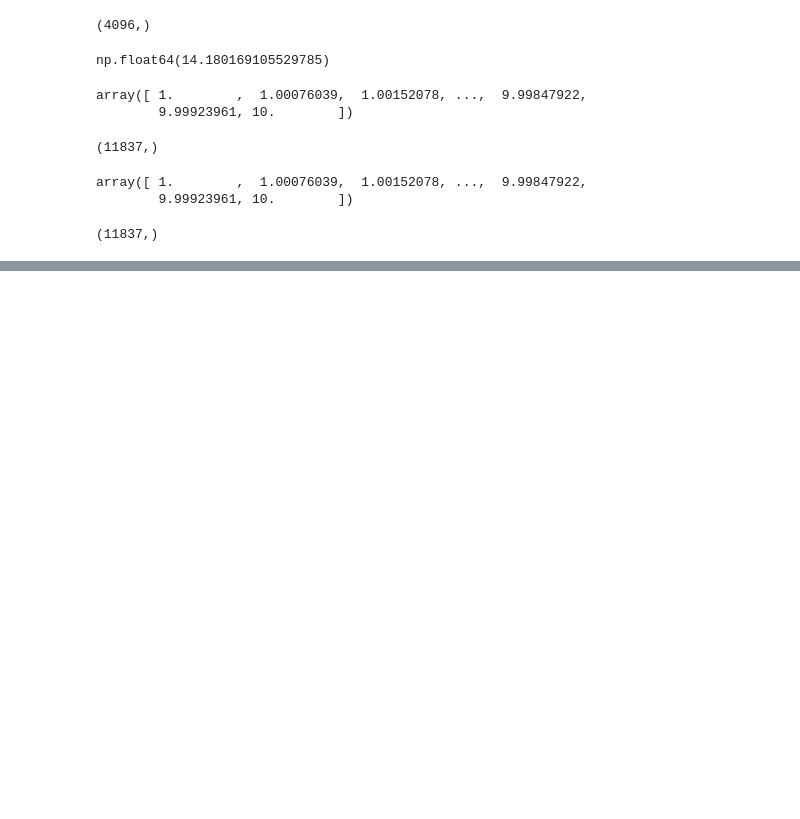
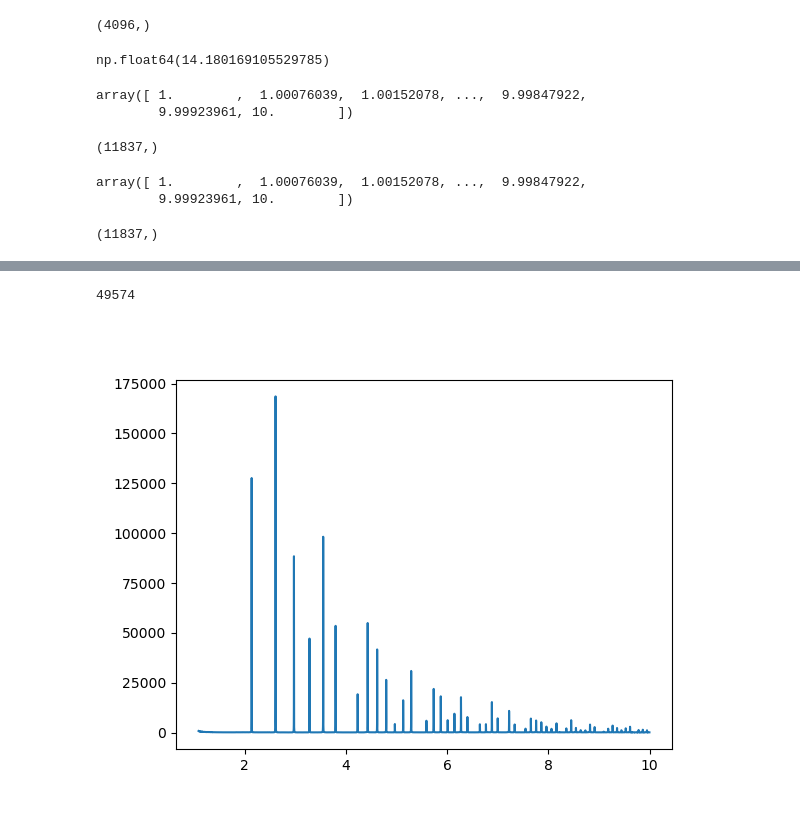
Before and after one commit to soniahasko/internship_2025, a Jupyter notebook: plot.ipynb, the cells around one changed output, grey strips where cells are left out. Saved outputs shown, nothing was run; the diff lists cells and outputs as text; code cells hidden in the pictures; blank space fills up the shorter version.

```diff
--- a/plot.ipynb
+++ b/plot.ipynb
@@ -202,0 +241,26 @@ x.shape
+# %%
+len(x)
+# %% [output]
+49574
+# %%
+x = np.array(x)
+x_rescaled = 1 + (x / 50) * 9
+
+bins_custom = np.linspace(1, 10, 11837)
+
+# Bin x and aggregate y values per bin
+df = pd.DataFrame({'x_rescaled': x_rescaled, 'y': y})
+df['x_bin'] = pd.cut(df['x_rescaled'], bins=bins_custom)
+
+# Aggregate (e.g. average y per bin)
+binned_df = df.groupby('x_bin').agg({'x_rescaled': 'mean', 'y': 'mean'}).dropna()
+
+# Final binned x and y values
+x_binned = binned_df['x_rescaled'].values
+y_binned = binned_df['y'].values
+# %%
+plt.figure()
+plt.plot(x_binned, y_binned)
+plt.show()
+# %% [output]
+[figure, added]
```
Also changed, not shown: parts of 11 cells of this notebook, 3 other files.
